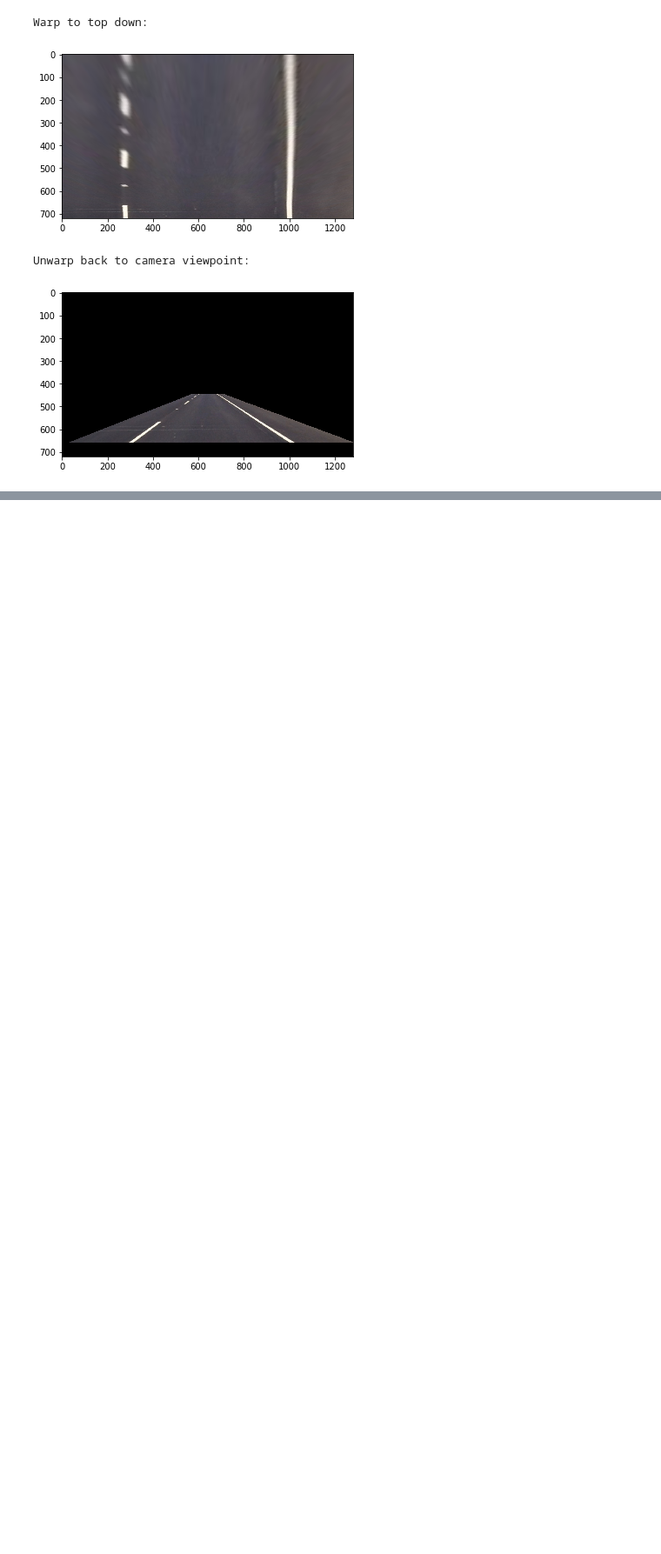
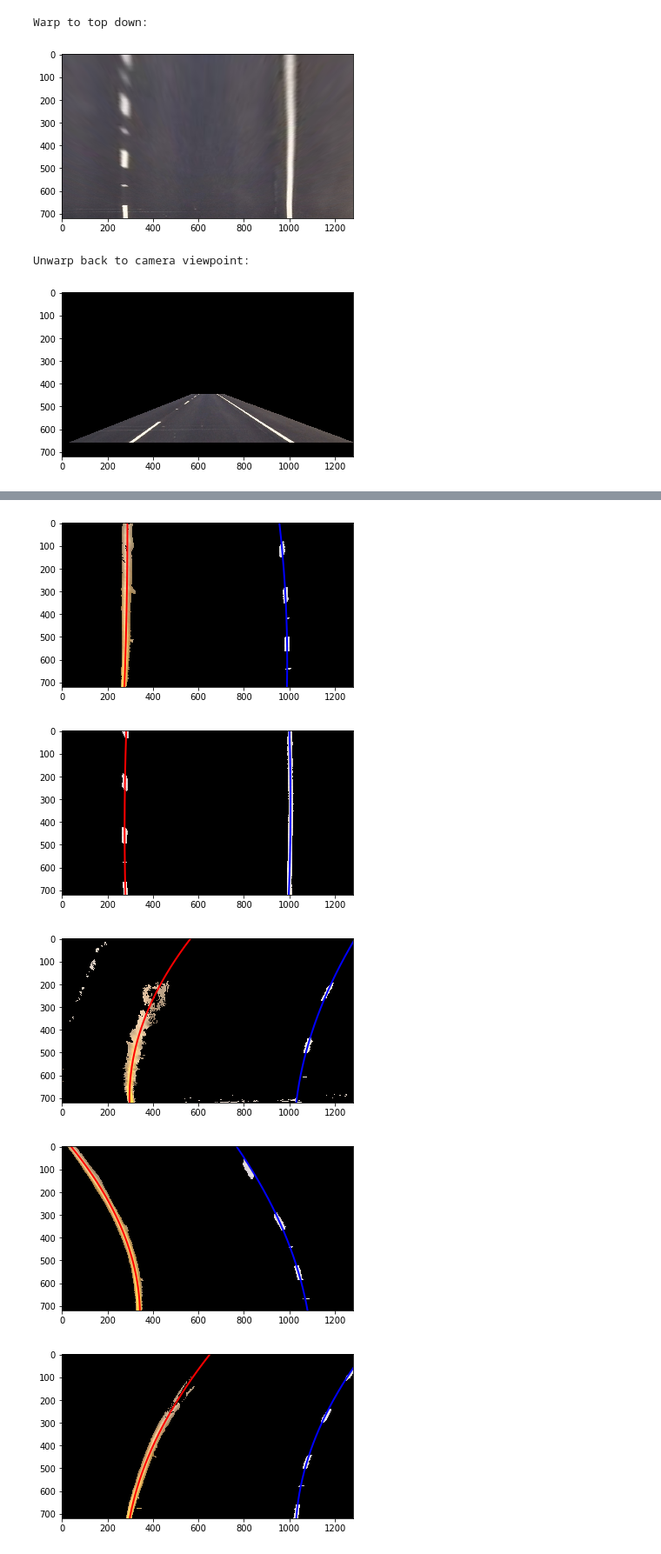
Before and after one commit to GitDaBytes/Advanced-Lane-Line-Tracking, a Jupyter notebook: AdvancedLaneFind.ipynb, the cells around one changed output, grey strips where cells are left out. Shown at 87% size. Cells and saved outputs as stored; diff of their text form; code cells hidden in the pictures; blank space fills up the shorter version.

```diff
--- a/AdvancedLaneFind.ipynb
+++ b/AdvancedLaneFind.ipynb
@@ -375,23 +381,4 @@ def equalize_colors(image):
     cv2.imshow('equalized', cv2.cvtColor(final, cv2.COLOR_RGB2BGR))
 
     return final
-# %%
-def compute_lane_lines(imgW, imgH, left_fit, right_fit):
-    '''
-    compute left and right lane line positions
-    '''
-
-    # Generate x and y values for plotting
-    ploty = np.linspace(0, imgH-1, imgH)
-
-    left_fitx = None
-    right_fitx = None
-
-    if left_fit is not None:
-        left_fitx = left_fit[0]*ploty**2 + left_fit[1]*ploty + left_fit[2]
-
-    if right_fit is not None:
-        right_fitx = right_fit[0]*ploty**2 + right_fit[1]*ploty + right_fit[2]
-
-    return left_fitx, right_fitx, ploty
 # %%
@@ -591,16 +632,25 @@ def find_lane_lines(image_gray):
 # %%
-def Pipeline(image, undistort=True, warp=True, equalize=True):
+def image_processing_pipeline(image, undistort=True, warp=True, equalize=True):
+    '''
+    takes raw camera iamge as input, undistorts the image and
+    performs a series of image processing steps to identify lane lines in image
+    In an ideal world, the output from this step would be an image with only the left and right lane lines in it
+    ready for processing by the LaneLineMetrics class
+    '''
 
+    # undistort image
     if undistort == True:
         dst = cv2.undistort(image, calCam_mtx, calCam_dist, None, calCam_mtx)
     else:
         dst = image
 
+    # warp to top down view
     if warp == True:
         warp = cv2.warpPerspective(dst, cam2TopDownTransform, (dst.shape[1],dst.shape[0]))
     else:
         warp = dst
 
+    # perform color equalization
     if equalize == True:
         eq = equalize_colors(warp)
     else:
@@ -617,9 +667,10 @@ def Pipeline(image, undistort=True, warp=True, equalize=True):
 
     #ret = cv2.addWeighted(warp,0.5,ret,1.0,0)
 
-    return ret
 
     cv2.imshow('filtered', cv2.cvtColor(color_filter, cv2.COLOR_RGB2BGR))
+
+    return ret
 
     # now try edge detection on s channel
 
@@ -661,6 +712,7 @@ def Pipeline(image, undistort=True, warp=True, equalize=True):
     #cv2.imshow('gradx_l', np.uint8(gradx_l * 255))
     cv2.imshow('gradx_s', np.uint8(gradx_s * 255))
 
+    #return np.uint8(gradx_s * 255)
     return np.uint8(gradx_s * 255)
 
     # merge results
@@ -709,14 +761,22 @@ def Pipeline(image, undistort=True, warp=True, equalize=True):
 # %%
  # loop through each image in test_images folder
 images = glob.glob('./test_images/*.jpg')
 
 for fname in images:
     img = mpimg.imread(fname)
 
-    ret = Pipeline(img)
+    ret = image_processing_pipeline(img)
 
-    find_lane_lines(ret)
+    lane_finder = LaneLineMetrics()
+
+    lane_finder.find_lane_lines(ret)
 
     #plt.imshow(ret, cmap='gray')
     plt.imshow(ret)
     plt.show()
+# %% [output]
+[figure, added]
+[figure, added]
+[figure, added]
+[figure, added]
+[figure, added]
```
Also changed, not shown: parts of 9 cells of this notebook, 3 other files.
